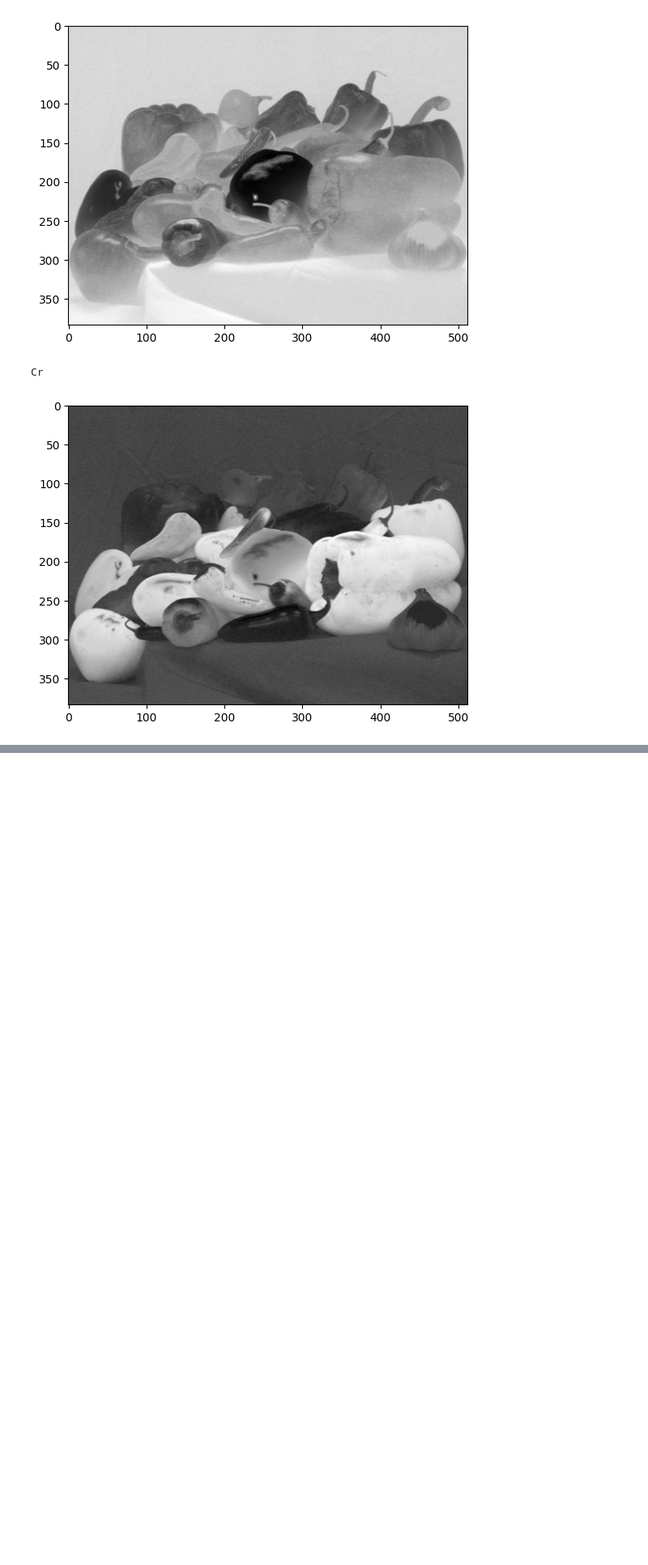
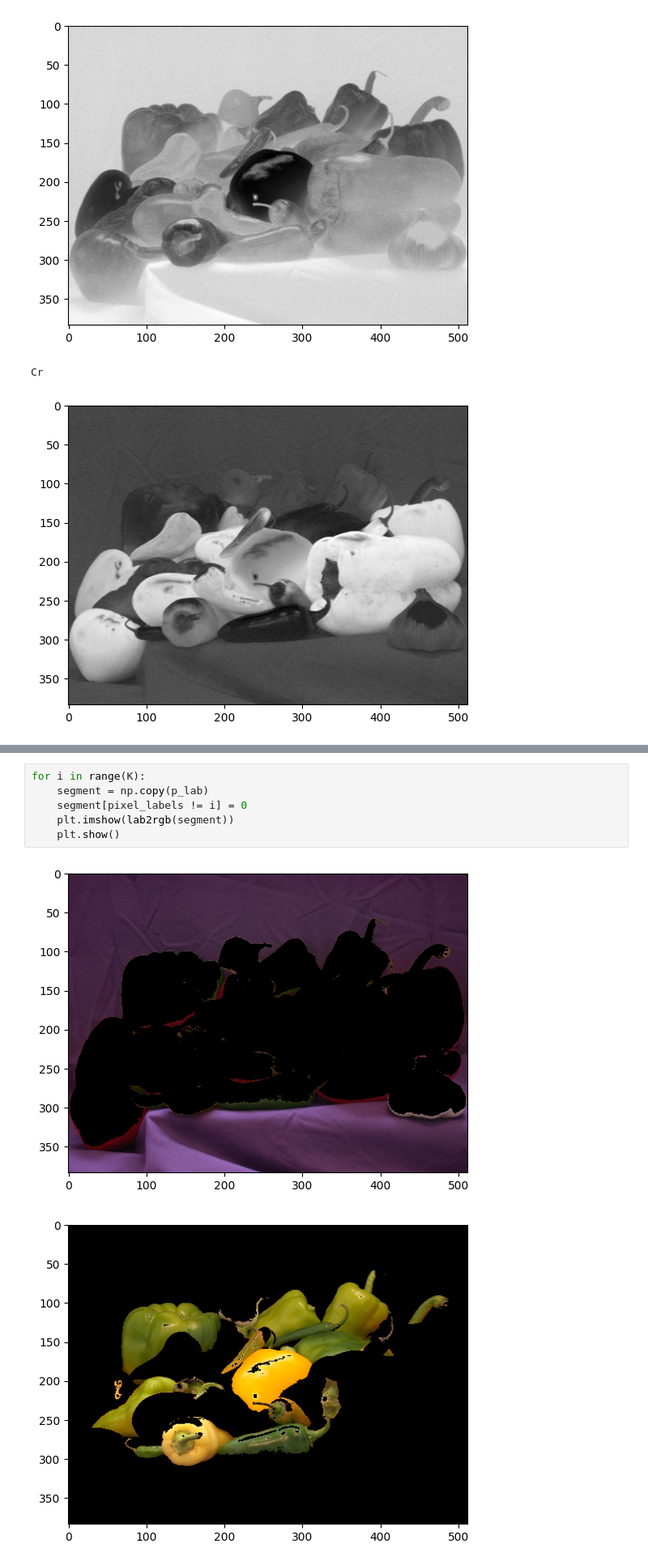
Before and after one commit to sarahmacintosh/syde575-lab, a Jupyter notebook: lab5.ipynb, the cells around one changed output, grey strips where cells are left out. Shown at 81% size. Cells and saved outputs as stored; diff of their text form; blank space fills up the shorter version.

```diff
--- a/lab5.ipynb
+++ b/lab5.ipynb
@@ -72,0 +94,9 @@ plt.show()
+# %%
+for i in range(K):
+    segment = np.copy(p_lab)
+    segment[pixel_labels != i] = 0
+    plt.imshow(lab2rgb(segment))
+    plt.show()
+# %% [output]
+[figure, added]
+[figure, added]
```
Also changed, not shown: parts of 13 cells of this notebook.
